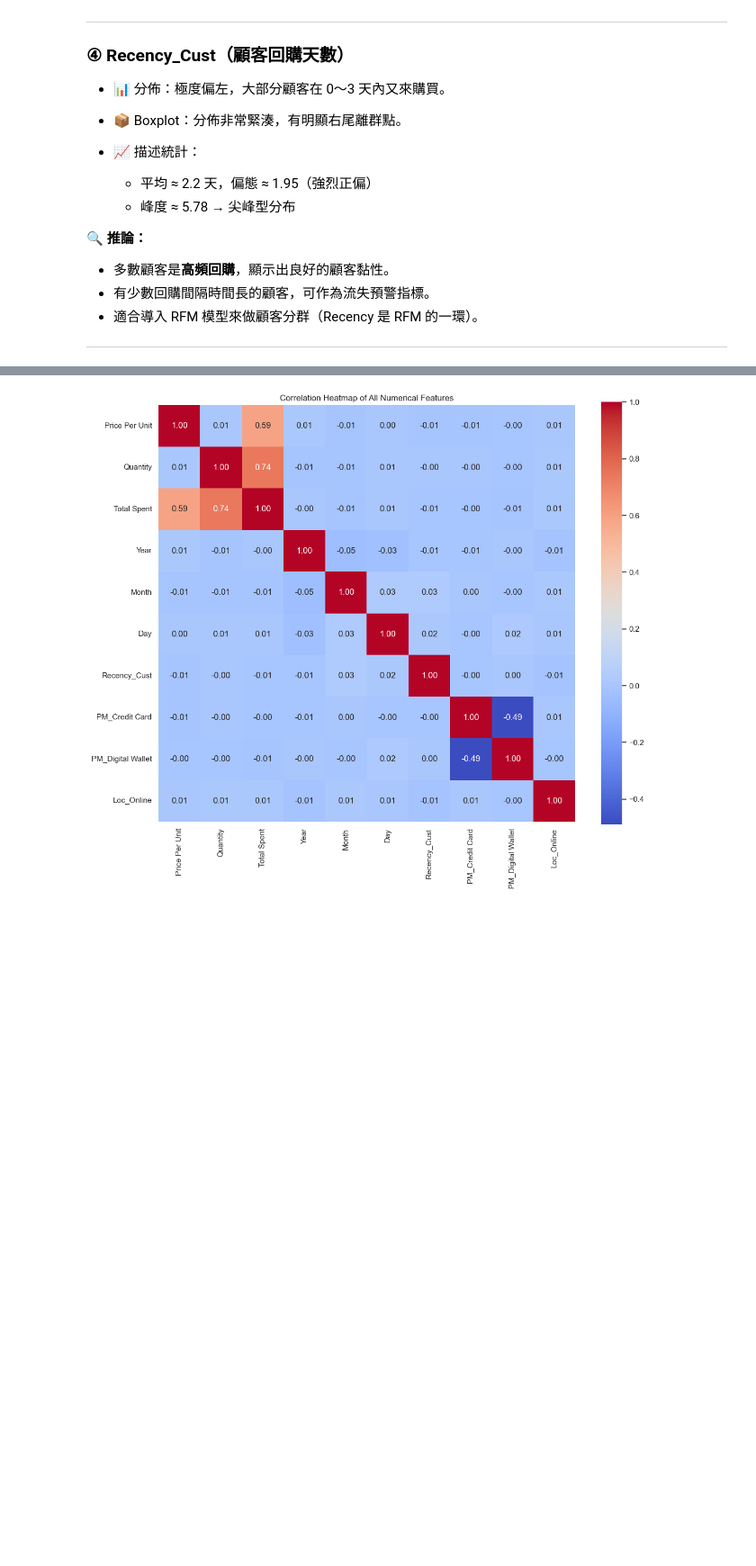
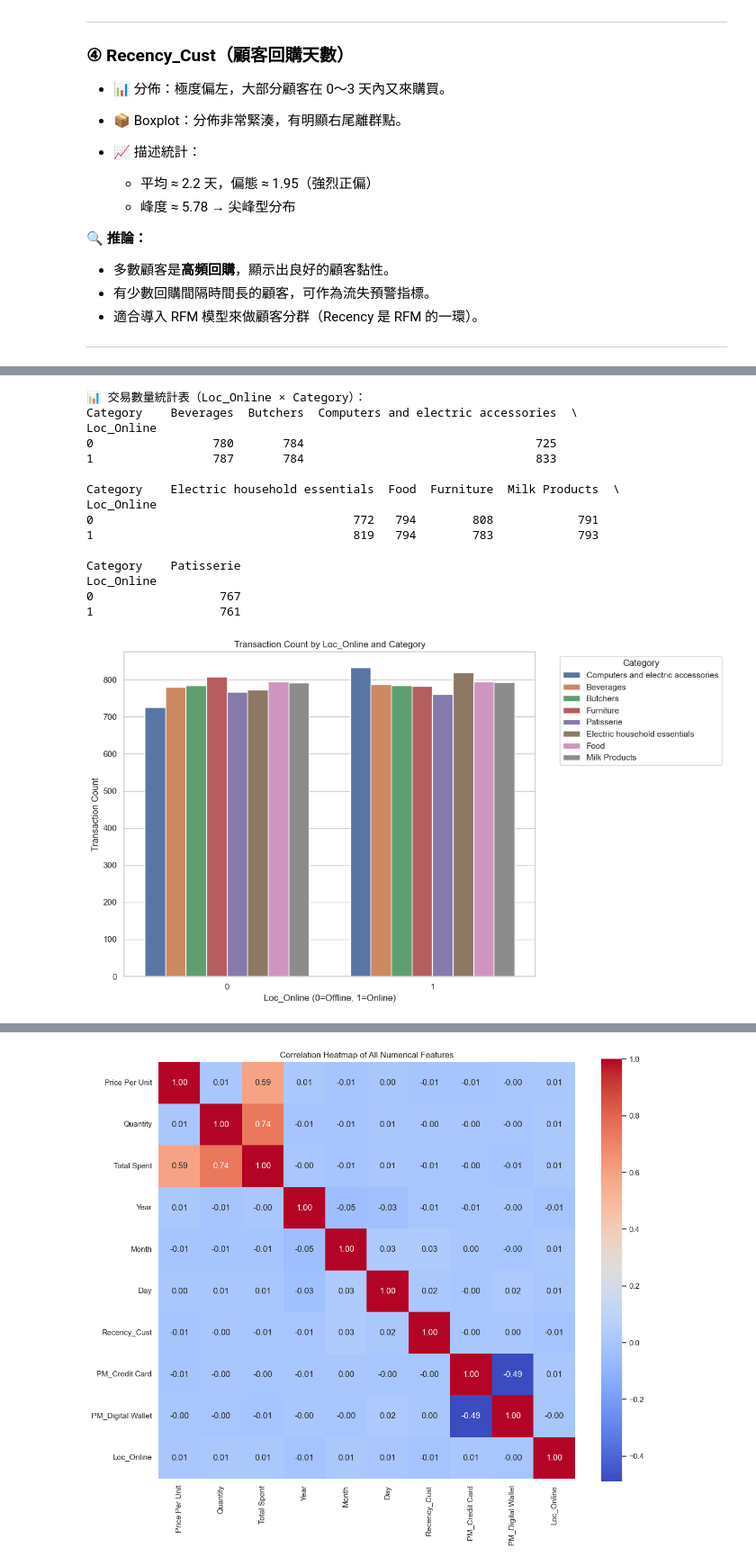
Before and after one commit to shiayongshen/data_science, a Jupyter notebook: Final Project/data_visualization.ipynb, the cells around one changed output, grey strips where cells are left out. Shown at 90% size. Saved outputs shown, nothing was run; the diff lists cells and outputs as text; code cells hidden in the pictures; blank space fills up the shorter version.

```diff
--- a/Final Project/data_visualization.ipynb
+++ b/Final Project/data_visualization.ipynb
@@ -278,0 +680,34 @@ for col in bool_cols:
+# %%
+sns.set(style="whitegrid")
+
+# -------- 數據統計：Loc_Online × Category --------
+loc_category_counts = df.groupby(['Loc_Online', 'Category']).size().unstack().fillna(0).astype(int)
+print("\n📊 交易數量統計表（Loc_Online × Category）：")
+print(loc_category_counts)
+
+# -------- 繪圖：修正圖例遮擋問題 --------
+plt.figure(figsize=(12, 7))
+sns.countplot(data=df, x='Loc_Online', hue='Category')
+plt.title('Transaction Count by Loc_Online and Category')
+plt.xlabel('Loc_Online (0=Offline, 1=Online)')
+plt.ylabel('Transaction Count')
+plt.legend(title='Category', bbox_to_anchor=(1.05, 1), loc='upper left')  # 將圖例移到外側
+plt.tight_layout()
+plt.show()
+# %% [output]
+📊 交易數量統計表（Loc_Online × Category）：
+Category    Beverages  Butchers  Computers and electric accessories  \
+Loc_Online
+0                 780       784                                 725
+1                 787       784                                 833
+
+Category    Electric household essentials  Food  Furniture  Milk Products  \
+Loc_Online
+0                                     772   794        808            791
+1                                     819   794        783            793
+
+Category    Patisserie
+Loc_Online
+0                  767
+1                  761
+[figure, added]
```
Also changed, not shown: parts of 32 cells of this notebook, 1 other file.
